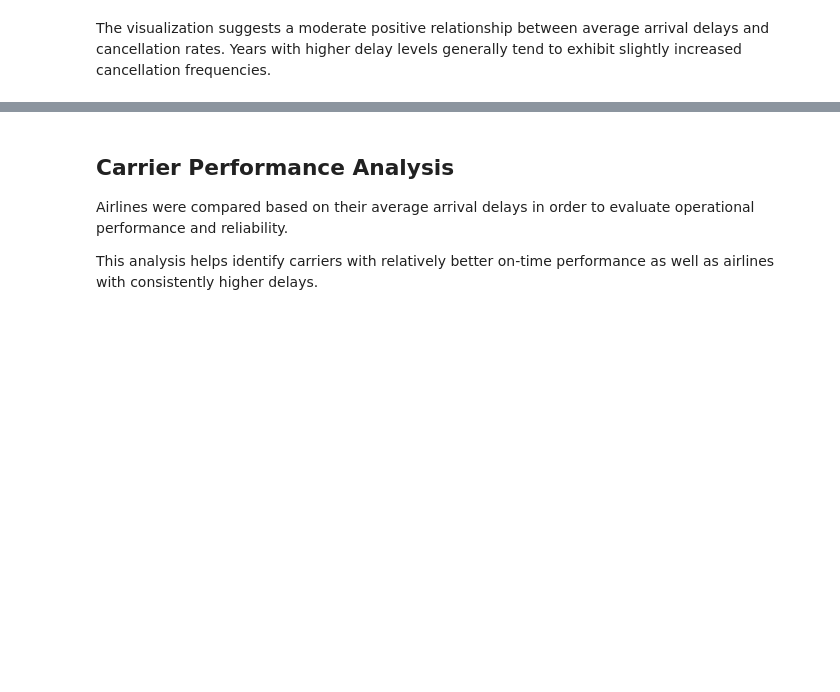
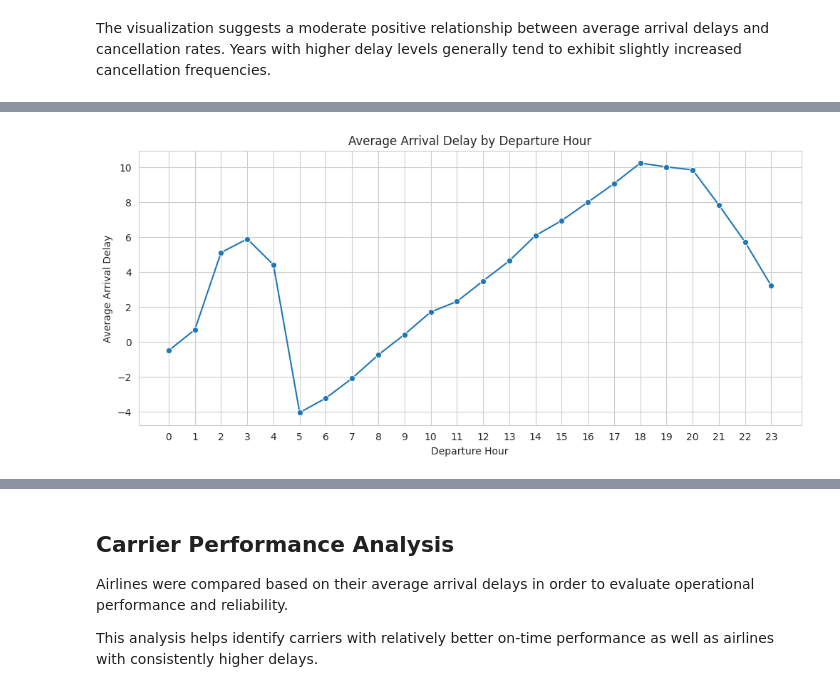
Before and after one commit to fermow/SBU-Data-Science-2026, a Jupyter notebook: Assignment_1/jupyter_notebooks/eda.ipynb, the cells around one changed output, grey strips where cells are left out. Saved outputs shown, nothing was run; the diff lists cells and outputs as text; code cells hidden in the pictures; blank space fills up the shorter version.

```diff
--- a/Assignment_1/jupyter_notebooks/Untitled.ipynb
+++ b/Assignment_1/jupyter_notebooks/eda.ipynb
@@ -730,0 +774,7 @@ The visualization suggests a moderate positive relationship between average arri
+# %%
+hourly_delay = (
+    df.groupby("DEP_HOUR")["ARR_DELAY"]
+    .mean()
+)
+
+hourly_delay
@@ -730,0 +799,17 @@ The visualization suggests a moderate positive relationship between average arri
+# %%
+plt.figure(figsize=(12,5))
+
+sb.lineplot(
+    x=hourly_delay.index,
+    y=hourly_delay.values,
+    marker="o"
+)
+
+plt.xticks(range(24))
+plt.title("Average Arrival Delay by Departure Hour")
+plt.xlabel("Departure Hour")
+plt.ylabel("Average Arrival Delay")
+
+plt.show()
+# %% [output]
+[figure, added]
```
Also changed, not shown: parts of 16 cells of this notebook.
